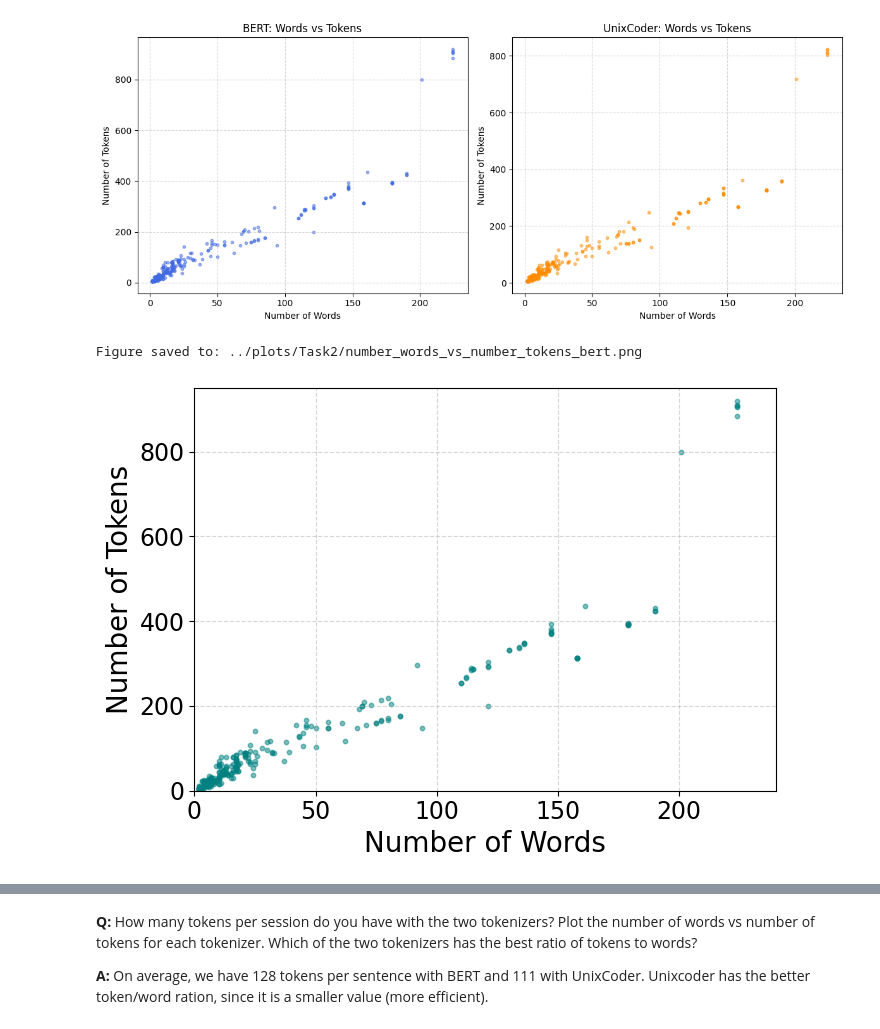
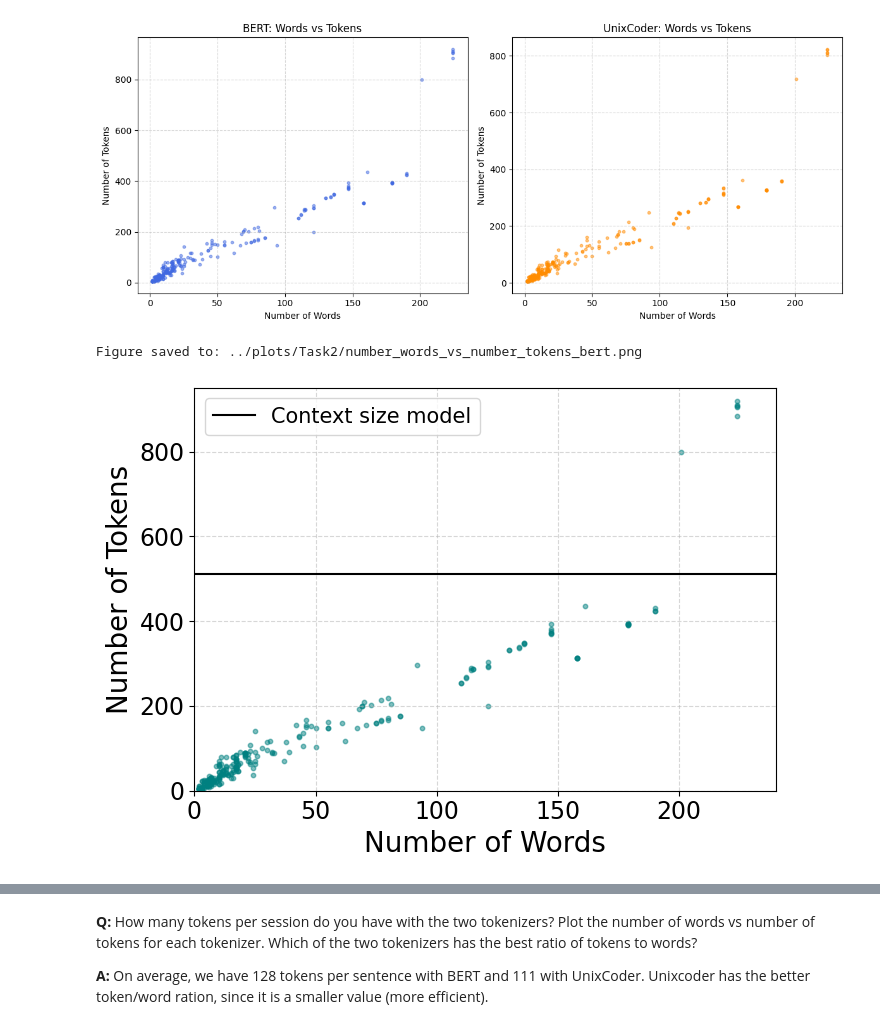
Before and after one commit to RenatoMignone/attack-tactic-recognition-nlp, a Jupyter notebook: lab/notebooks/Task2.ipynb, the cells around one changed output, grey strips where cells are left out. Saved outputs shown, nothing was run; the diff lists cells and outputs as text; code cells hidden in the pictures.

```diff
--- a/lab/notebooks/Task2.ipynb
+++ b/lab/notebooks/Task2.ipynb
@@ -389,21 +389,23 @@ plt.show()
 # %%
 # Plot number of words vs number of tokens for each tokenizer
 fig, ax = plt.subplots(1, 1, figsize=(7, 5))
 
 ax.scatter(word_counts_trunc, bert_token_counts_trunc, alpha=0.5, s=10, color='teal')
 #ax[0].set_title('BERT: Words vs Tokens')
 ax.set_xlabel('Number of Words', fontsize=20)
 ax.set_ylabel('Number of Tokens', fontsize=20)
 ax.tick_params(labelsize=17)
 ax.set_ylim(0, 950)
 ax.set_xlim(0, 240)
+ax.axhline(512, 0, c="black", label = f"Context size model")
+ax.legend(fontsize=15)
 ax.grid(True, linestyle='--', alpha=0.5)
 save_figure_for_report("number_words_vs_number_tokens_bert.png")
 plt.tight_layout()
 plt.show()
 # %% [output]
 Figure saved to: ../plots/Task2/number_words_vs_number_tokens_bert.png
-[figure, old version]
+[figure, new version]
 # %%
 # Plot number of words vs number of tokens for each tokenizer
 fig, ax = plt.subplots(1, 1, figsize=(7, 5))
```
Also changed, not shown: parts of 1 cell of this notebook, 9 other files.
